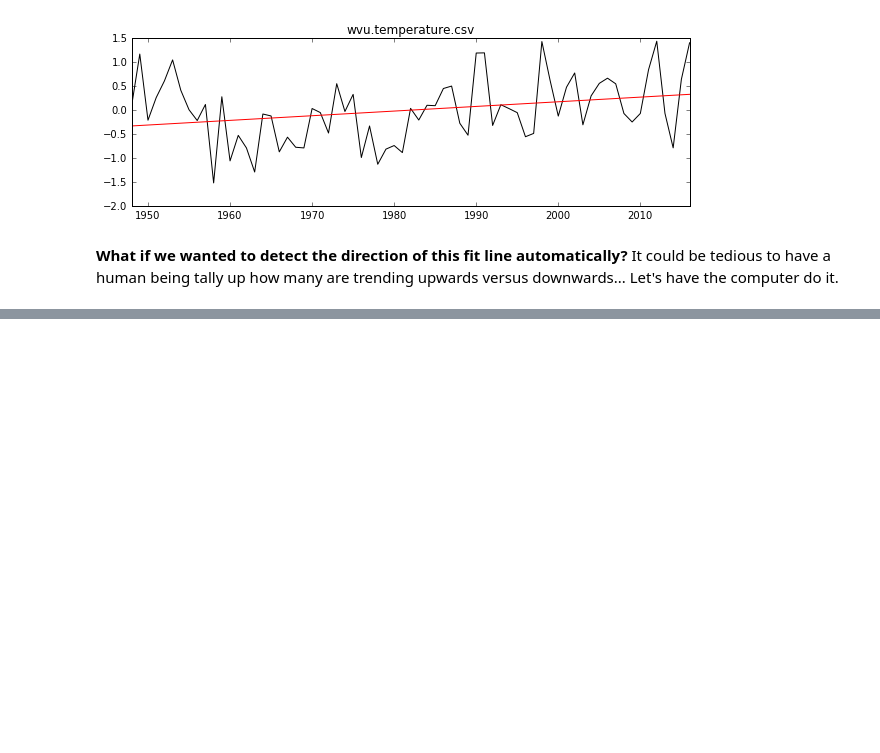
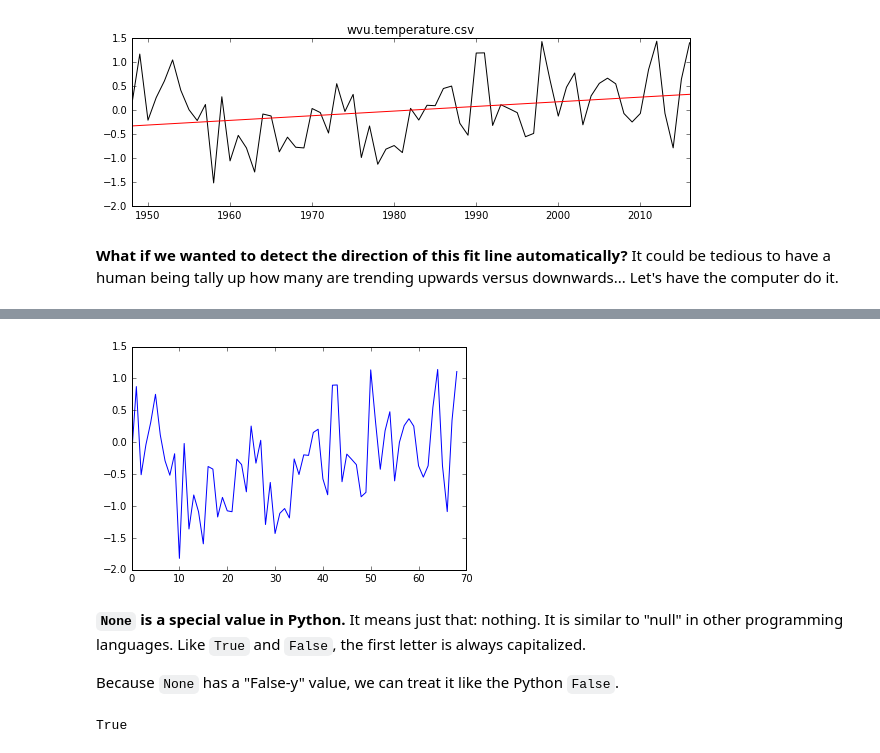
Before and after one commit to arthur-e/swc-workshop, a Jupyter notebook: python-climate/Python-SWC-Intro-Climate.ipynb, the cells around one changed output, grey strips where cells are left out. Cells and saved outputs as stored; diff of their text form; code cells hidden in the pictures; blank space fills up the shorter version.

Commit message:
Updated Python Climate; added material on functions

```diff
--- a/python-climate/Python-SWC-Intro-Climate.ipynb
+++ b/python-climate/Python-SWC-Intro-Climate.ipynb
@@ -1153,0 +1339,13 @@ for fname in filenames:
+# %%
+pyplot.plot(temperature_anomaly(data, np.median(data)))
+pyplot.show()
+# %% [output]
+[figure, added]
+# %% [markdown]
+**`None` is a special value in Python.** It means just that: nothing. It is similar to "null" in other programming languages. Like `True` and `False`, the first letter is always capitalized.
+
+Because `None` has a "False-y" value, we can treat it like the Python `False`.
+# %%
+not None
+# %% [output]
+True
```
Also changed, not shown: parts of 46 cells of this notebook.
